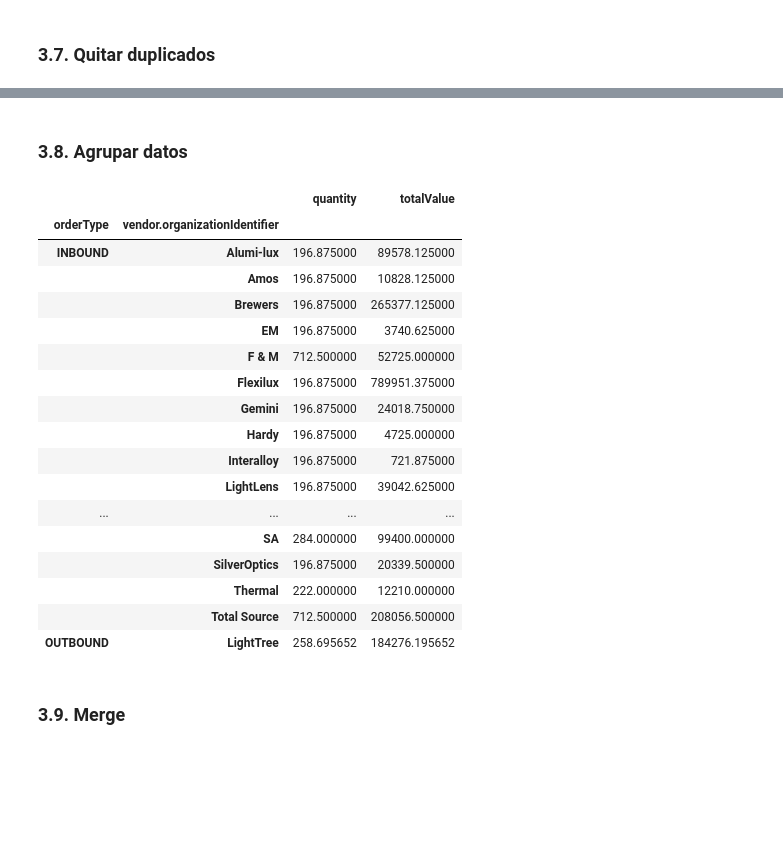
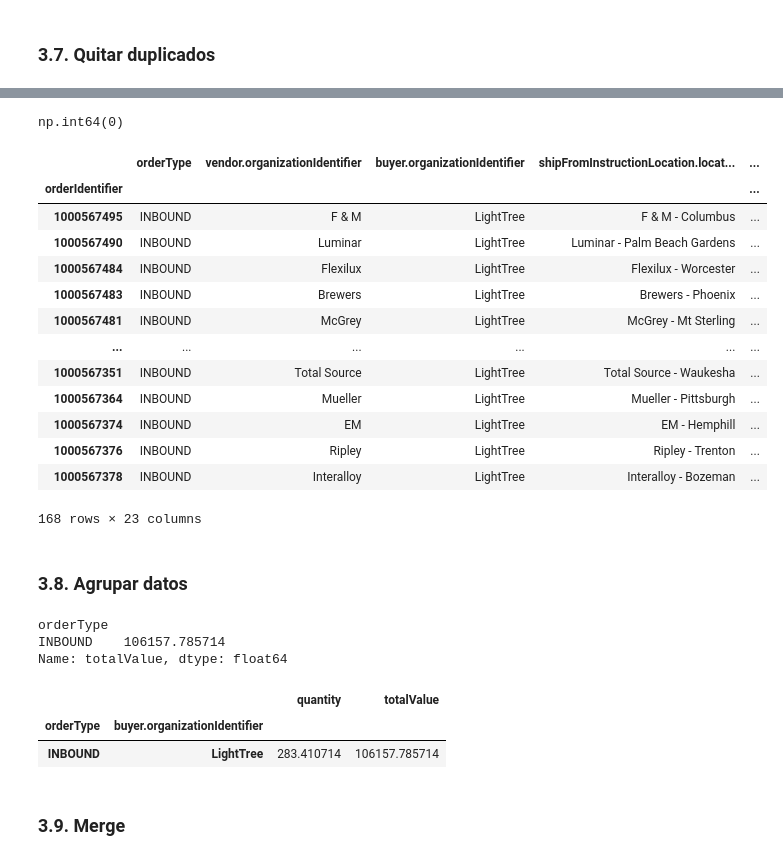
Before and after one commit to cdsaineac/Bootcamp-DS-202604, a Jupyter notebook: Clase 05 - Pandas/intro_pandas.ipynb, the cells around one changed output, grey strips where cells are left out. Cells and saved outputs as stored; diff of their text form; code cells hidden in the pictures; blank space fills up the shorter version.

```diff
--- a/Clase 05 - Pandas/intro_pandas.ipynb
+++ b/Clase 05 - Pandas/intro_pandas.ipynb
@@ -460,26 +540,46 @@ datos_excel.head()
+# %%
+## Suma los duplicados --> 0 siginifica que no hay filas duplicadas en el DataFrame
+datos_excel.duplicated().sum()
+# %% [output]
+np.int64(0)
+# %%
+## Borrar duplicados del DataFrame
+datos_excel.drop_duplicates(inplace=True)
+# %%
+datos_excel_inbound = datos_excel[datos_excel['orderType'] == 'INBOUND']
+# %%
+datos_excel_inbound
+# %% [output]
+|  | orderType | vendor.organizationIdentifier | buyer.organizationIdentifier | shipFromInstructionLocation.locat... | ... |
+| orderIdentifier |  |  |  |  | ... |
+| 1000567495 | INBOUND | F & M | LightTree | F & M - Columbus | ... |
+| 1000567490 | INBOUND | Luminar | LightTree | Luminar - Palm Beach Gardens | ... |
+| 1000567484 | INBOUND | Flexilux | LightTree | Flexilux - Worcester | ... |
+| 1000567483 | INBOUND | Brewers | LightTree | Brewers - Phoenix | ... |
+| 1000567481 | INBOUND | McGrey | LightTree | McGrey - Mt Sterling | ... |
+| ... | ... | ... | ... | ... | ... |
+| 1000567351 | INBOUND | Total Source | LightTree | Total Source - Waukesha | ... |
+| 1000567364 | INBOUND | Mueller | LightTree | Mueller - Pittsburgh | ... |
+| 1000567374 | INBOUND | EM | LightTree | EM - Hemphill | ... |
+| 1000567376 | INBOUND | Ripley | LightTree | Ripley - Trenton | ... |
+| 1000567378 | INBOUND | Interalloy | LightTree | Interalloy - Bozeman | ... |
+168 rows × 23 columns
 # %% [markdown]
 ### 3.8. Agrupar datos
-# %%
-datos_excel.groupby(['orderType','vendor.organizationIdentifier'])[['quantity','totalValue']].mean()
-# %% [output]
-|  |  | quantity | totalValue |
-| orderType | vendor.organizationIdentifier |  |  |
-| INBOUND | Alumi-lux | 196.875000 | 89578.125000 |
-|  | Amos | 196.875000 | 10828.125000 |
-|  | Brewers | 196.875000 | 265377.125000 |
-|  | EM | 196.875000 | 3740.625000 |
-|  | F & M | 712.500000 | 52725.000000 |
-|  | Flexilux | 196.875000 | 789951.375000 |
-|  | Gemini | 196.875000 | 24018.750000 |
-|  | Hardy | 196.875000 | 4725.000000 |
-|  | Interalloy | 196.875000 | 721.875000 |
-|  | LightLens | 196.875000 | 39042.625000 |
-| ... | ... | ... | ... |
-|  | SA | 284.000000 | 99400.000000 |
-|  | SilverOptics | 196.875000 | 20339.500000 |
-|  | Thermal | 222.000000 | 12210.000000 |
-|  | Total Source | 712.500000 | 208056.500000 |
-| OUTBOUND | LightTree | 258.695652 | 184276.195652 |
+# %%
+## Agrupacion sencilla por una columna y calculo de la media de otra columna
+datos_excel.groupby('orderType')['totalValue'].mean()
+# %% [output]
+orderType
+INBOUND    106157.785714
+Name: totalValue, dtype: float64
+# %%
+## Agrupacion por varias columnas y calculo de la media de varios datos de valores distintos
+datos_excel.groupby(['orderType','buyer.organizationIdentifier'])[['quantity','totalValue']].mean()
+# %% [output]
+|  |  | quantity | totalValue |
+| orderType | buyer.organizationIdentifier |  |  |
+| INBOUND | LightTree | 283.410714 | 106157.785714 |
 # %% [markdown]
 ### 3.9. Merge
 # %% [markdown]
```
Also changed, not shown: parts of 42 cells of this notebook, 4 other files.
